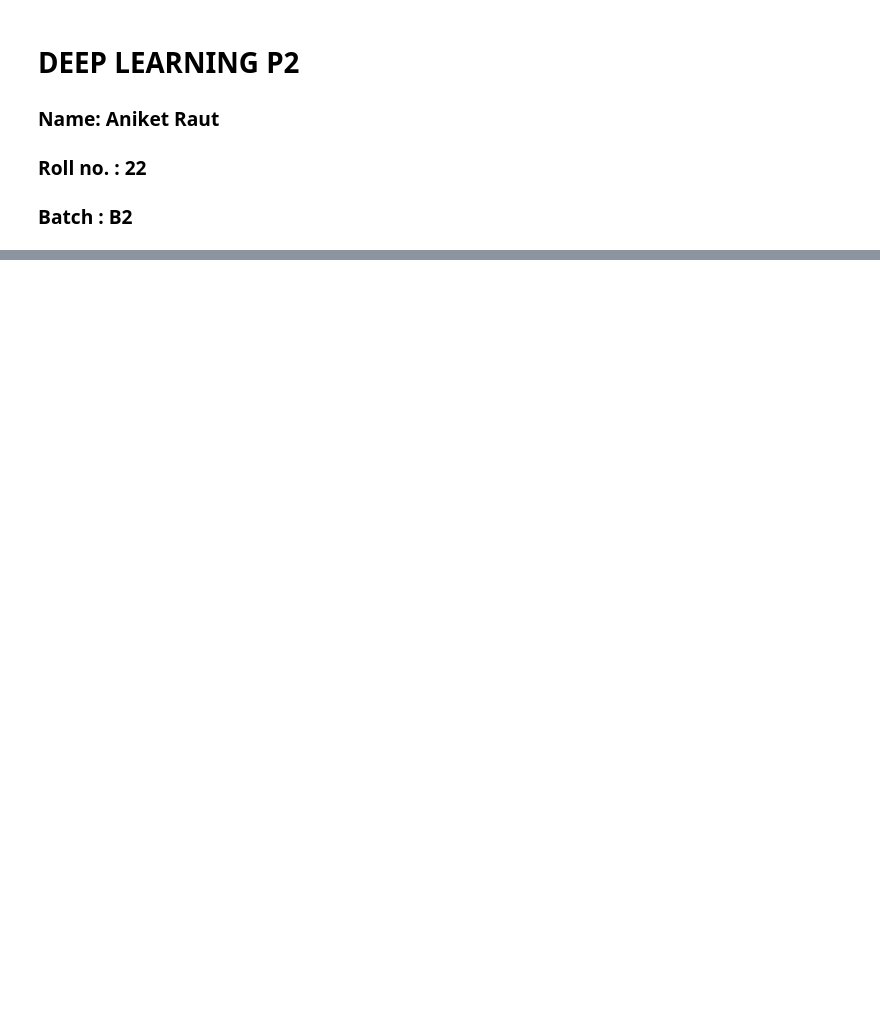
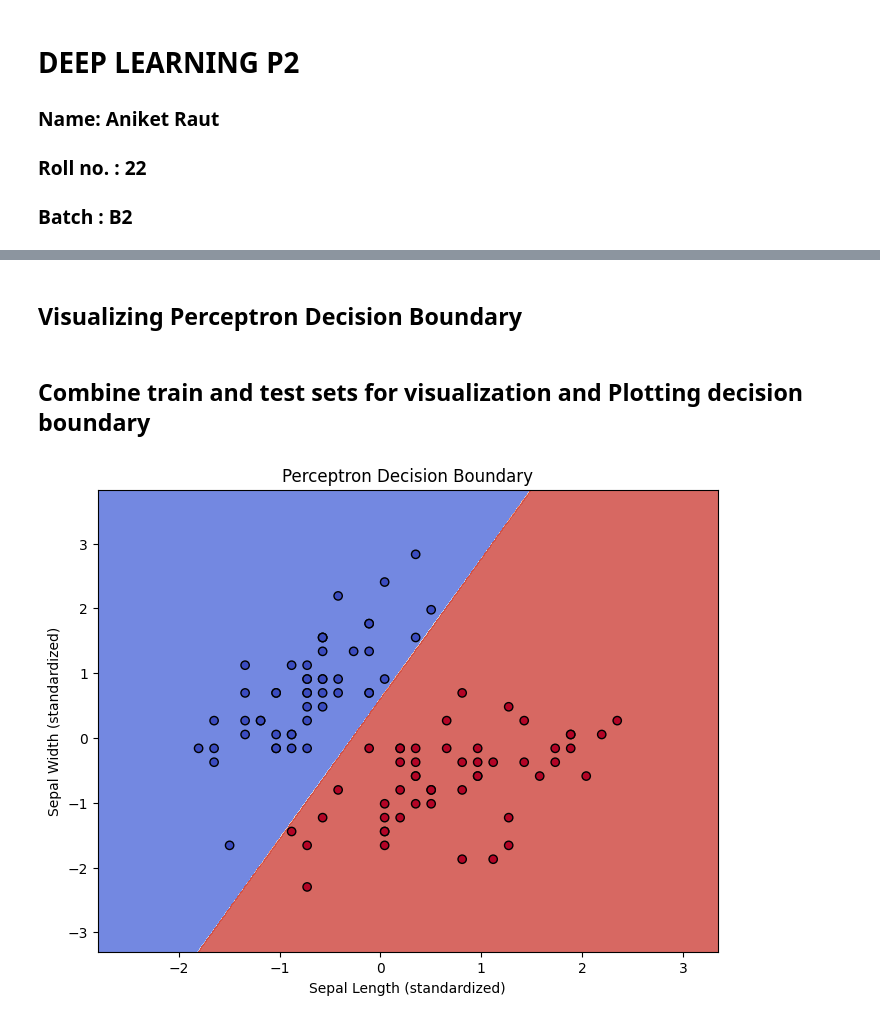
Before and after one commit to aniketraut16/VI-SEM-LABS, a Jupyter notebook: Deep Learning/DL_P2.ipynb, the cells around one changed output, grey strips where cells are left out. Drawn from its saved outputs; the diff is of its cells as text; code cells hidden in the pictures; blank space fills up the shorter version.

```diff
--- a/Deep Learning/DL_P2.ipynb
+++ b/Deep Learning/DL_P2.ipynb
@@ -175,0 +30,3 @@ Highest accuracy on training set is 0.6333333333333333
+# %%
+X = df[['sepal.length', 'sepal.width']]
+Y = df['variety']
@@ -175,0 +109,4 @@ Highest accuracy on training set is 0.6333333333333333
+# %%
+scaler = StandardScaler()
+X_train_scaled = scaler.fit_transform(X_train)
+X_test_scaled = scaler.transform(X_test)
@@ -175,0 +115,3 @@ Highest accuracy on training set is 0.6333333333333333
+# %%
+perceptron = Perceptron(learning_rate=0.01, epochs=1000)
+perceptron.fit(X_train_scaled, Y_train.values)
@@ -175,0 +146,28 @@ Highest accuracy on training set is 0.6333333333333333
+# %% [markdown]
+## Visualizing Perceptron Decision Boundary
+# %%
+def plot_decision_boundary(X, Y, model, title):
+    x_min, x_max = X[:, 0].min() - 1, X[:, 0].max() + 1
+    y_min, y_max = X[:, 1].min() - 1, X[:, 1].max() + 1
+    xx, yy = np.meshgrid(np.arange(x_min, x_max, 0.01),
+                         np.arange(y_min, y_max, 0.01))
+    grid = np.c_[xx.ravel(), yy.ravel()]
+    grid_predictions = model.predict(grid)
+    grid_predictions = grid_predictions.reshape(xx.shape)
+
+    plt.figure(figsize=(8, 6))
+    plt.contourf(xx, yy, grid_predictions, alpha=0.8, cmap='coolwarm')
+    plt.scatter(X[:, 0], X[:, 1], c=Y, edgecolor='k', cmap='coolwarm')
+    plt.xlabel('Sepal Length (standardized)')
+    plt.ylabel('Sepal Width (standardized)')
+    plt.title(title)
+    plt.show()
+# %% [markdown]
+## Combine train and test sets for visualization and Plotting decision boundary
+# %%
+X_combined = np.vstack((X_train_scaled, X_test_scaled))
+Y_combined = np.hstack((Y_train, Y_test))
+
+plot_decision_boundary(X_combined, Y_combined, perceptron, "Perceptron Decision Boundary")
+# %% [output]
+[figure, added]
```
Also changed, not shown: parts of 36 cells of this notebook.
